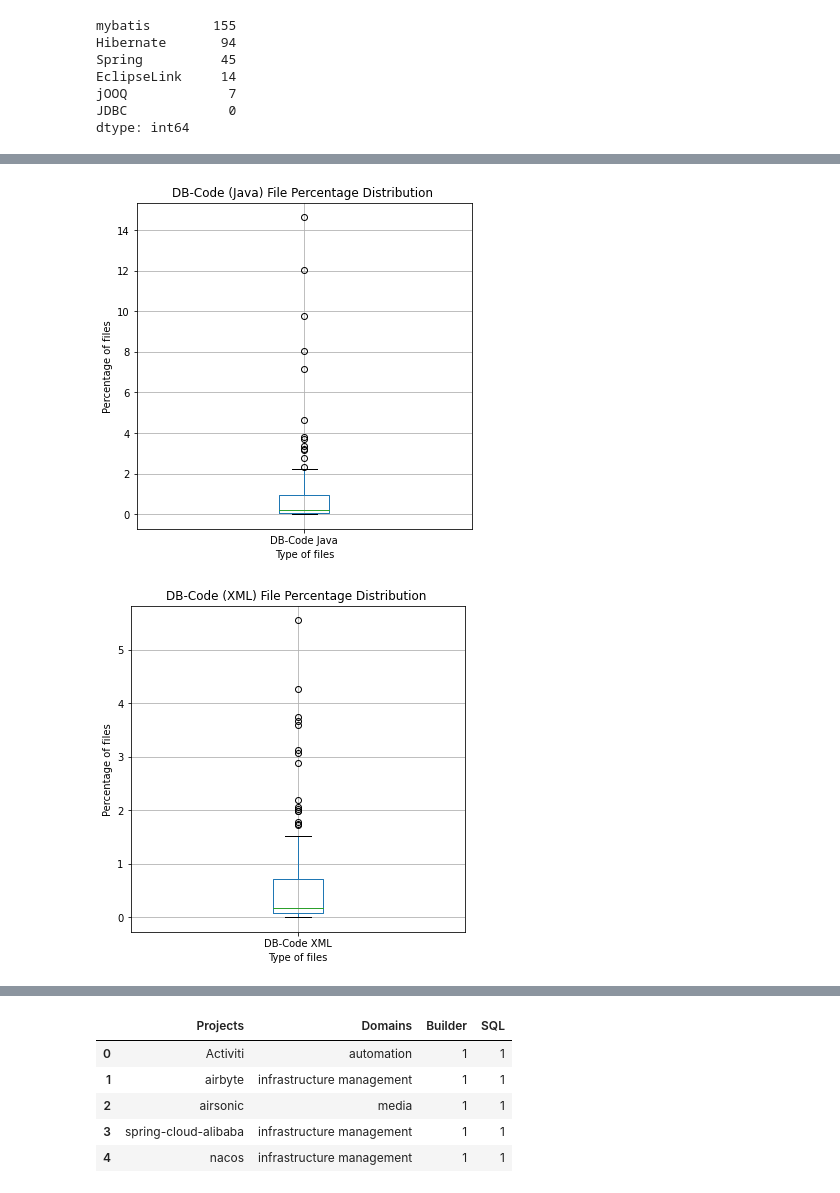
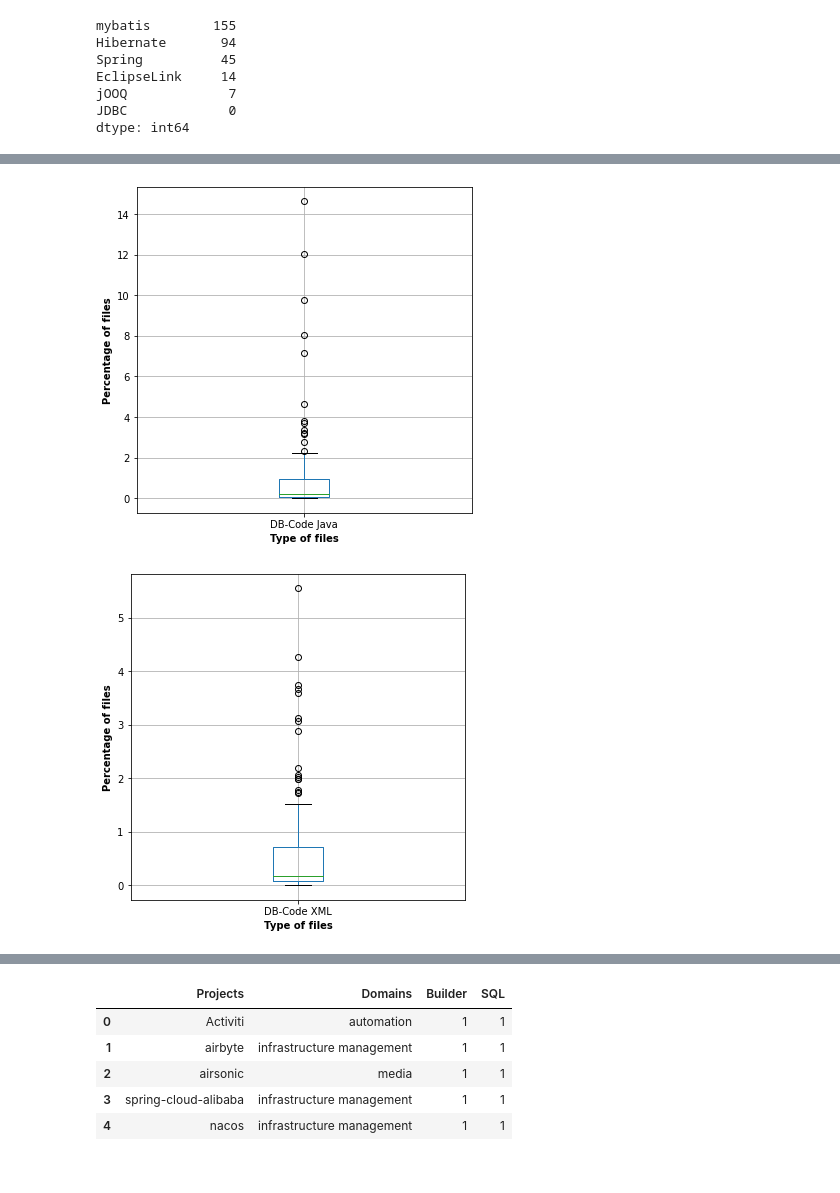
Before and after one commit to gems-uff/db-mining, a Jupyter notebook: src/results_implementation_characterization.ipynb, the cells around one changed output, grey strips where cells are left out. Cells and saved outputs as stored; diff of their text form; code cells hidden in the pictures.

```diff
--- a/src/results_implementation_characterization.ipynb
+++ b/src/results_implementation_characterization.ipynb
@@ -137,31 +86,27 @@ df_cleaned.head()
 # %%
 import matplotlib.pyplot as plt
 
 plt.figure(figsize =(6, 6))
 
-#stud_bplt = df_cleaned.boxplot(column=['DB-Code Test'])
-#stud_bplt = df.boxplot(column=['Total DB'])
 stud_bplt = df.boxplot(column=['DB-Code Java'])
 
 stud_bplt.plot()
-plt.title("DB-Code (Java) File Percentage Distribution ")
-plt.xlabel("Type of files")
-plt.ylabel("Percentage of files")
+plt.xlabel("Type of files", fontweight = "bold")
+plt.ylabel("Percentage of files" , fontweight = "bold")
 plt.show()
 # %% [output]
-[figure, old version]
+[figure, new version]
 # %%
 import matplotlib.pyplot as plt
 plt.figure(figsize =(6, 6))
 stud_bplt = df.boxplot(column=['DB-Code XML'])
 
 stud_bplt.plot()
-plt.title("DB-Code (XML) File Percentage Distribution ")
-plt.xlabel("Type of files")
-plt.ylabel("Percentage of files")
+plt.xlabel("Type of files", fontweight = "bold")
+plt.ylabel("Percentage of files", fontweight = "bold")
 plt.show()
 # %% [output]
-[figure, old version]
+[figure, new version]
 # %%
 import matplotlib.pyplot as plt
 plt.figure(figsize =(6, 6))
```
Also changed, not shown: parts of 29 cells of this notebook, 6 other files.
